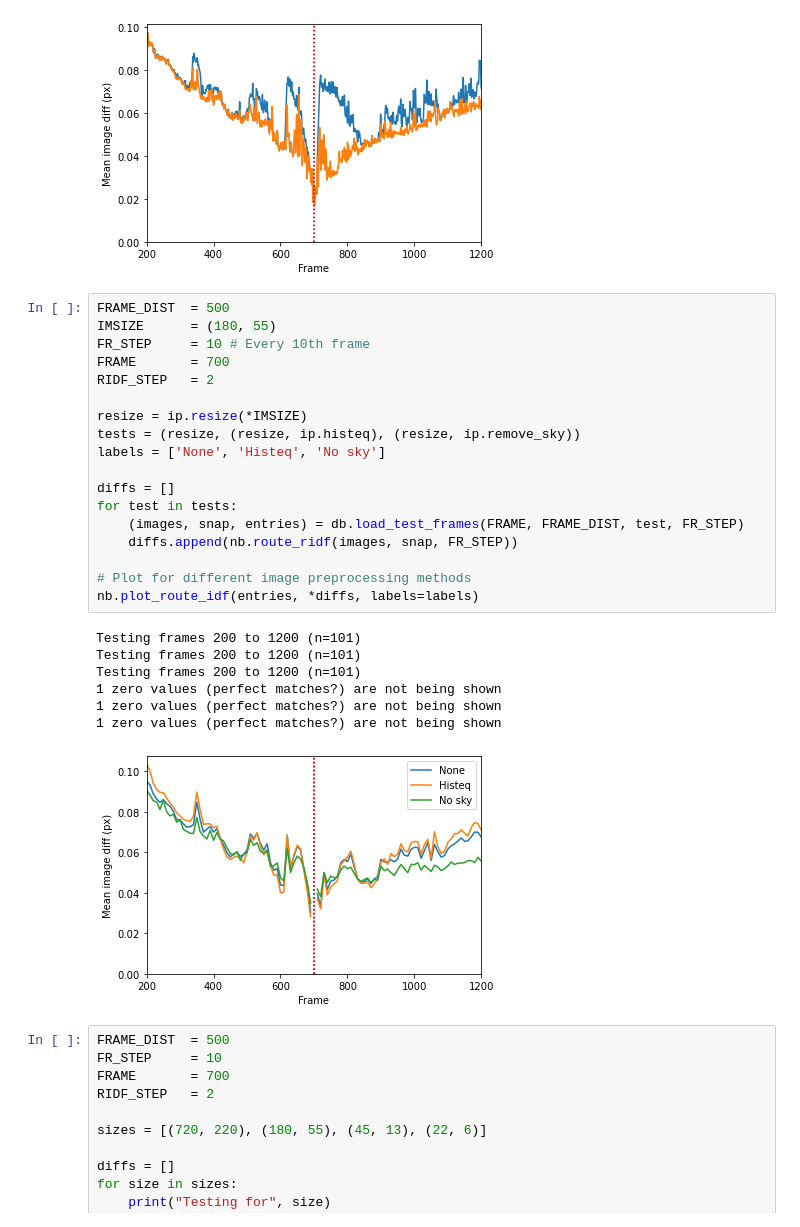
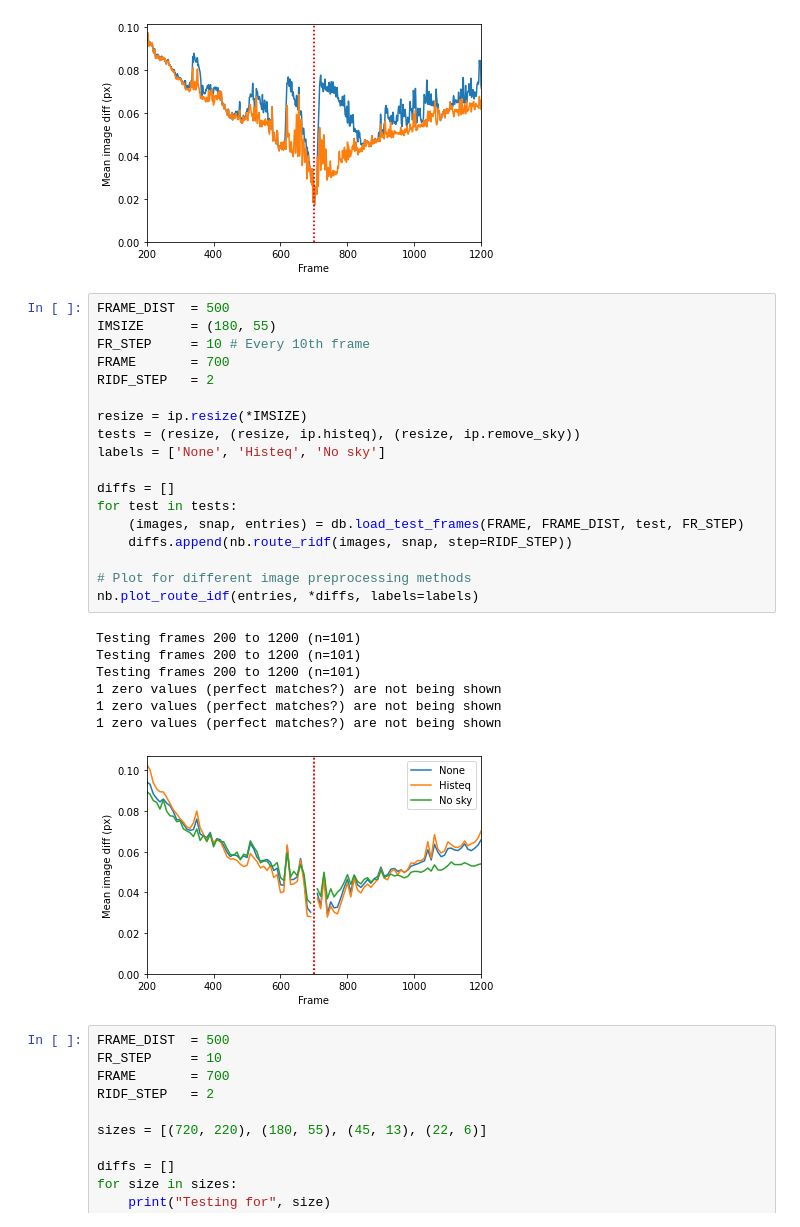
Before and after one commit to BrainsOnBoard/navbench, a Jupyter notebook: analysis/idfs_campus.ipynb, the cells around one changed output. Drawn from its saved outputs; the diff is of its cells as text.

Commit message:
Step is RIDF step not frame step...

```diff
--- a/analysis/idfs_campus.ipynb
+++ b/analysis/idfs_campus.ipynb
@@ -27,29 +27,29 @@ Testing frames 200 to 1200 (n=1001)
 # %%
 FRAME_DIST  = 500
 IMSIZE      = (180, 55)
 FR_STEP     = 10 # Every 10th frame
 FRAME       = 700
 RIDF_STEP   = 2
 
 resize = ip.resize(*IMSIZE)
 tests = (resize, (resize, ip.histeq), (resize, ip.remove_sky))
 labels = ['None', 'Histeq', 'No sky']
 
 diffs = []
 for test in tests:
     (images, snap, entries) = db.load_test_frames(FRAME, FRAME_DIST, test, FR_STEP)
-    diffs.append(nb.route_ridf(images, snap, FR_STEP))
+    diffs.append(nb.route_ridf(images, snap, step=RIDF_STEP))
 
 # Plot for different image preprocessing methods
 nb.plot_route_idf(entries, *diffs, labels=labels)
 # %% [output]
 Testing frames 200 to 1200 (n=101)
 Testing frames 200 to 1200 (n=101)
 Testing frames 200 to 1200 (n=101)
 1 zero values (perfect matches?) are not being shown
 1 zero values (perfect matches?) are not being shown
 1 zero values (perfect matches?) are not being shown
-[figure, old version]
+[figure, new version]
 # %%
 FRAME_DIST  = 500
 FR_STEP     = 10
```
